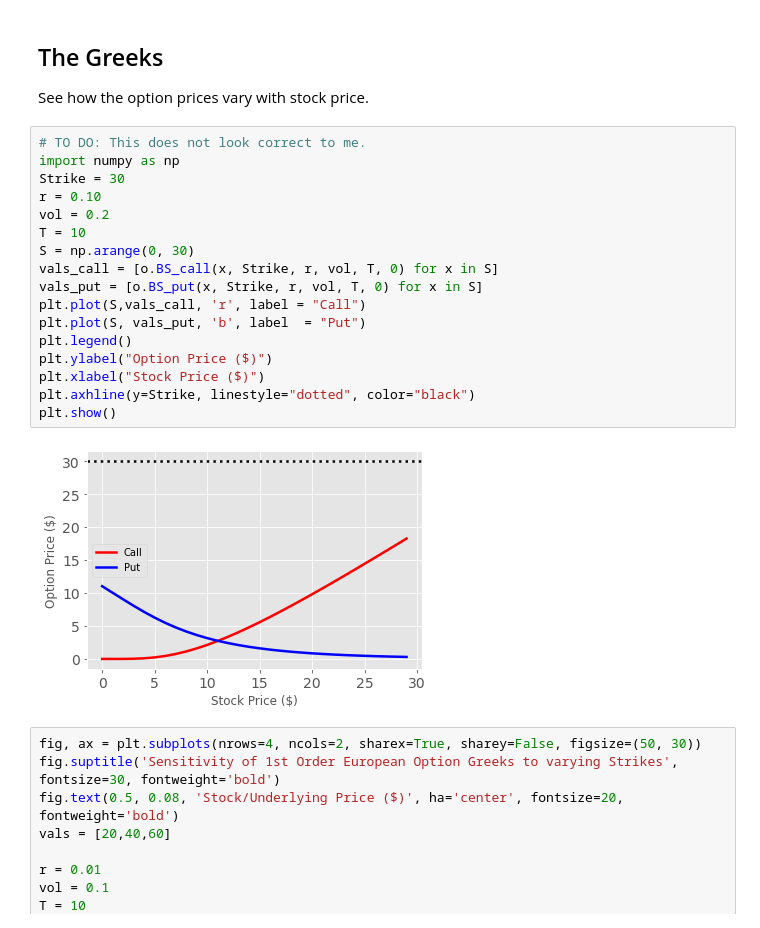
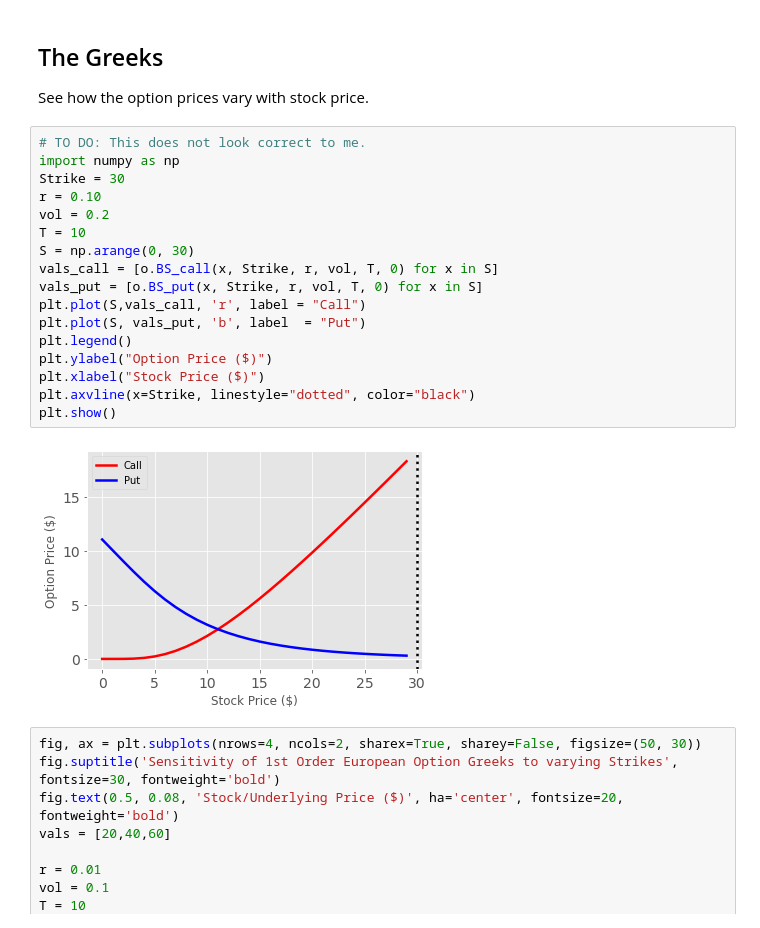
Before and after one commit to ghbcode/website, a Jupyter notebook: notebooks/options2.ipynb, the cells around one changed output. Drawn from its saved outputs; the diff is of its cells as text.

```diff
--- a/notebooks/options2.ipynb
+++ b/notebooks/options2.ipynb
@@ -261,22 +261,22 @@ See how the option prices vary with stock price.
 # %%
 # TO DO: This does not look correct to me.
 import numpy as np
 Strike = 30
 r = 0.10
 vol = 0.2
 T = 10
 S = np.arange(0, 30)
 vals_call = [o.BS_call(x, Strike, r, vol, T, 0) for x in S]
 vals_put = [o.BS_put(x, Strike, r, vol, T, 0) for x in S]
 plt.plot(S,vals_call, 'r', label = "Call")
 plt.plot(S, vals_put, 'b', label  = "Put")
 plt.legend()
 plt.ylabel("Option Price ($)")
 plt.xlabel("Stock Price ($)")
-plt.axhline(y=Strike, linestyle="dotted", color="black")
+plt.axvline(x=Strike, linestyle="dotted", color="black")
 plt.show()
 # %% [output]
-[figure, old version]
+[figure, new version]
 # %%
 fig, ax = plt.subplots(nrows=4, ncols=2, sharex=True, sharey=False, figsize=(50, 30))
 fig.suptitle('Sensitivity of 1st Order European Option Greeks to varying Strikes', fontsize=30, fontweight='bold')
```
Also changed, not shown: 1 other file.
